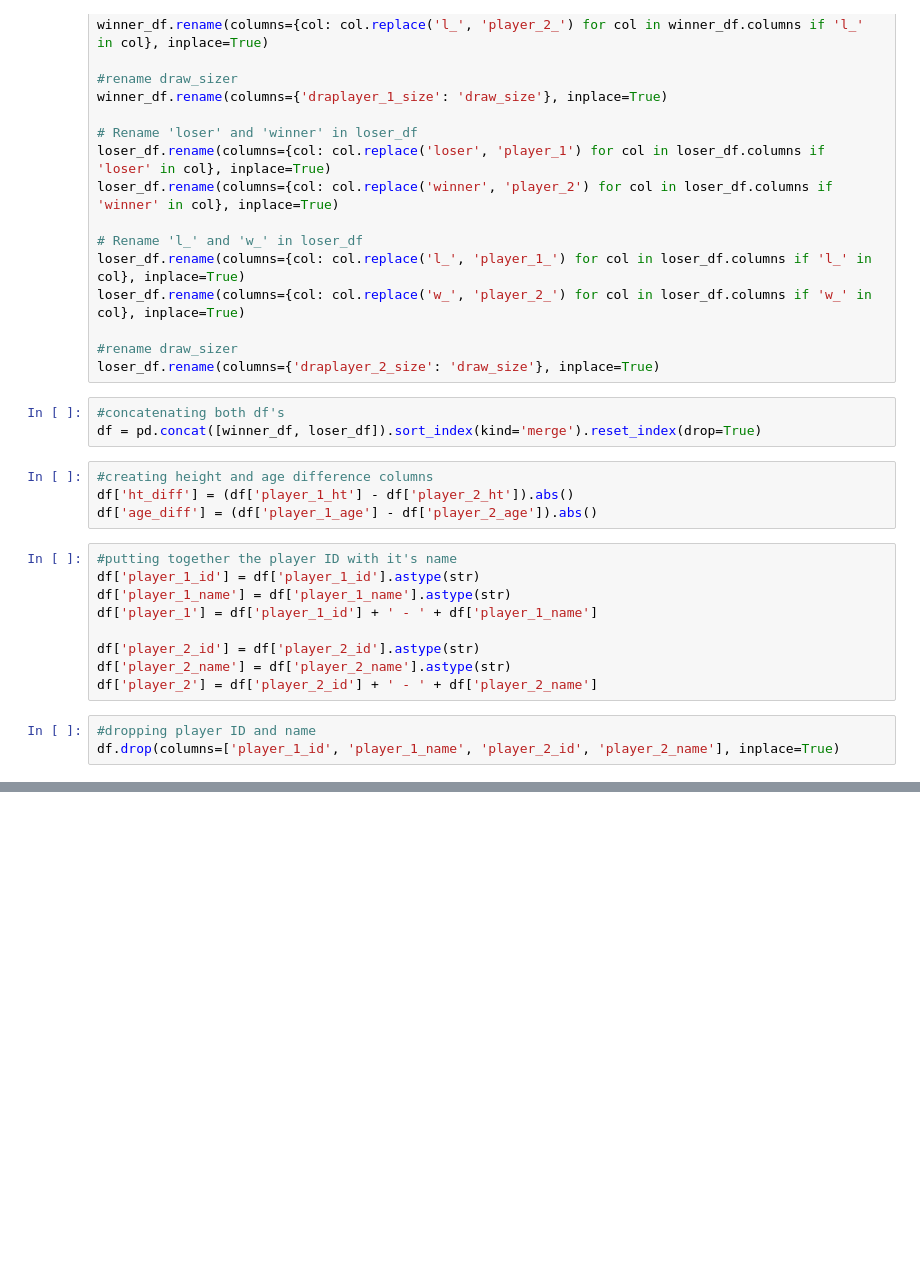
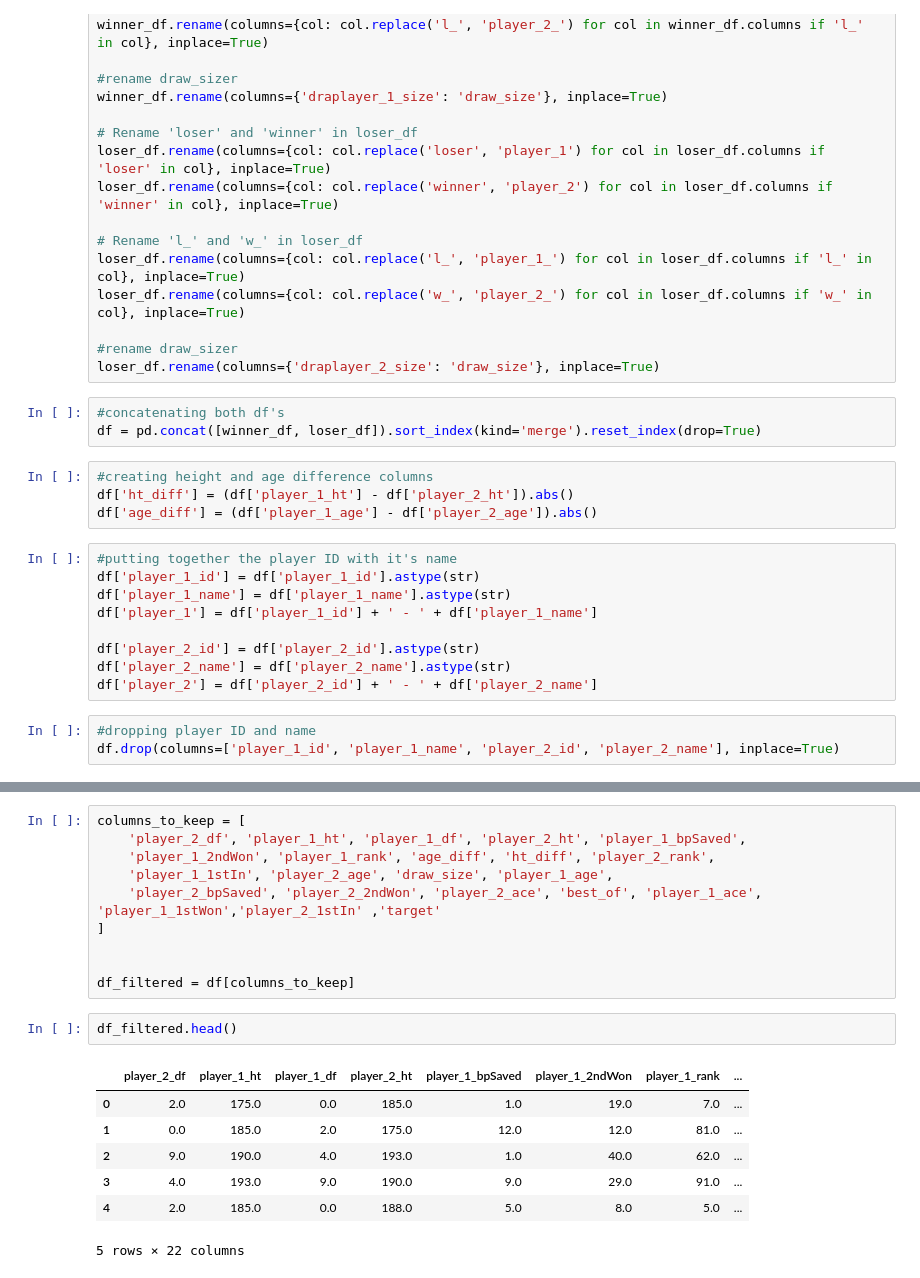
Before and after one commit to LucaDCav/Tennis_ML_Project, a Jupyter notebook: tennis_predict_project.ipynb, the cells around one changed output, grey strips where cells are left out. Cells and saved outputs as stored; diff of their text form; blank space fills up the shorter version.

```diff
--- a/tennis_predict_project.ipynb
+++ b/tennis_predict_project.ipynb
@@ -95,0 +114,20 @@ player = pd.read_csv("./raw_data/atp_players_till_2022.csv")
+# %%
+columns_to_keep = [
+    'player_2_df', 'player_1_ht', 'player_1_df', 'player_2_ht', 'player_1_bpSaved',
+    'player_1_2ndWon', 'player_1_rank', 'age_diff', 'ht_diff', 'player_2_rank',
+    'player_1_1stIn', 'player_2_age', 'draw_size', 'player_1_age',
+    'player_2_bpSaved', 'player_2_2ndWon', 'player_2_ace', 'best_of', 'player_1_ace', 'player_1_1stWon','player_2_1stIn' ,'target'
+]
+
+
+df_filtered = df[columns_to_keep]
+# %%
+df_filtered.head()
+# %% [output]
+|  | player_2_df | player_1_ht | player_1_df | player_2_ht | player_1_bpSaved | player_1_2ndWon | player_1_rank | ... |
+| 0 | 2.0 | 175.0 | 0.0 | 185.0 | 1.0 | 19.0 | 7.0 | ... |
+| 1 | 0.0 | 185.0 | 2.0 | 175.0 | 12.0 | 12.0 | 81.0 | ... |
+| 2 | 9.0 | 190.0 | 4.0 | 193.0 | 1.0 | 40.0 | 62.0 | ... |
+| 3 | 4.0 | 193.0 | 9.0 | 190.0 | 9.0 | 29.0 | 91.0 | ... |
+| 4 | 2.0 | 185.0 | 0.0 | 188.0 | 5.0 | 8.0 | 5.0 | ... |
+5 rows × 22 columns
```
Also changed, not shown: parts of 19 cells of this notebook, 1 other file.
